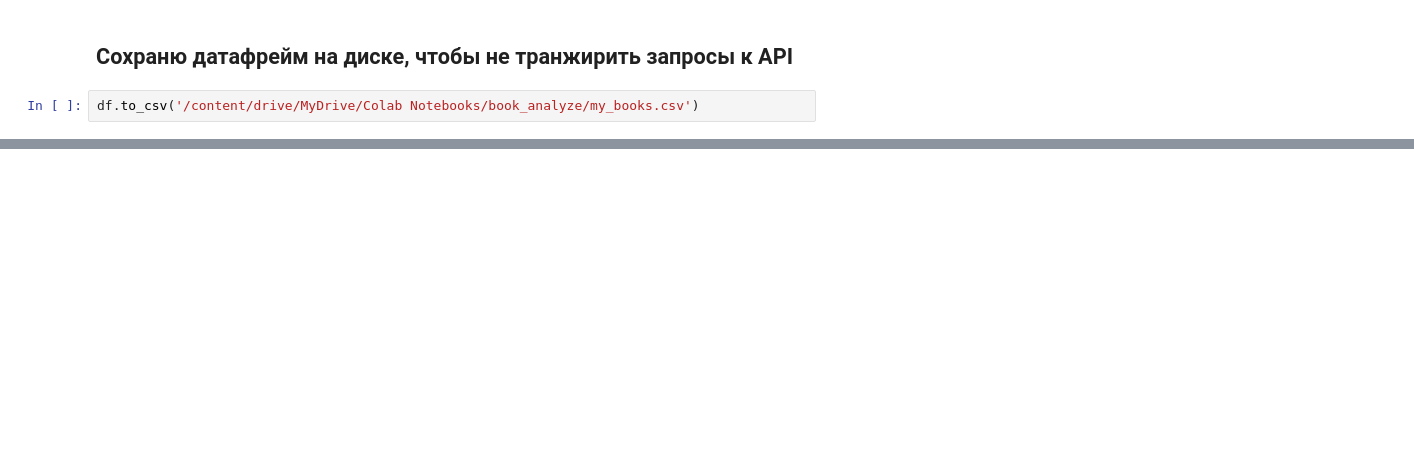
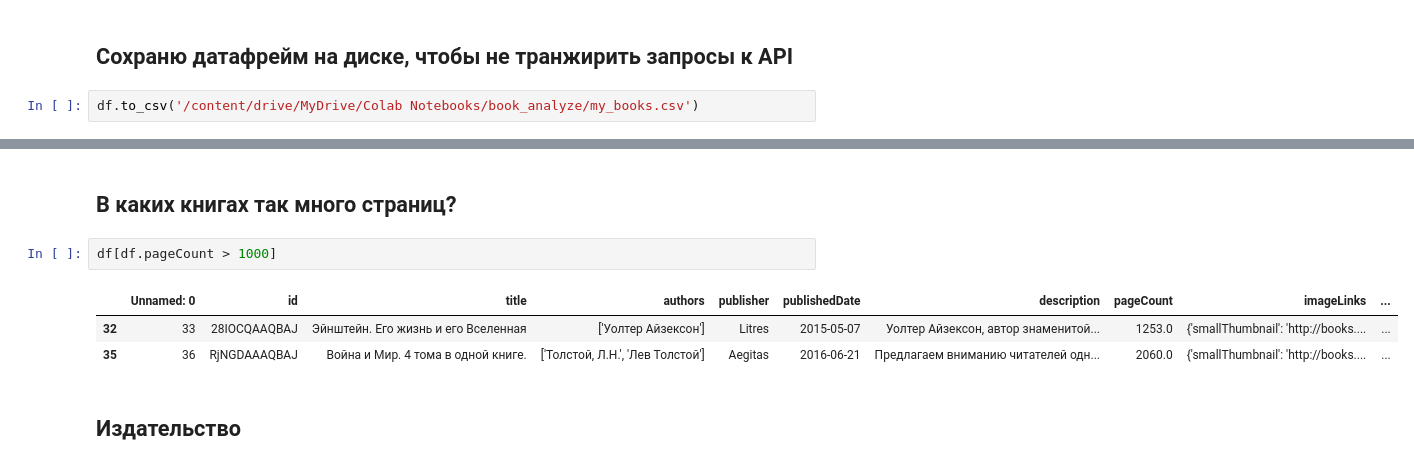
Before and after one commit to zinoviev-tech/books-analytics, a Jupyter notebook: books_analyze.ipynb, the cells around one changed output, grey strips where cells are left out. Saved outputs shown, nothing was run; the diff lists cells and outputs as text; blank space fills up the shorter version.

```diff
--- a/books_analyze.ipynb
+++ b/books_analyze.ipynb
@@ -166,0 +221,10 @@ df.to_csv('/content/drive/MyDrive/Colab Notebooks/book_analyze/my_books.csv')
+# %% [markdown]
+## В каких книгах так много страниц?
+# %%
+df[df.pageCount > 1000]
+# %% [output]
+|  | Unnamed: 0 | id | title | authors | publisher | publishedDate | description | pageCount | imageLinks | ... |
+| 32 | 33 | 28IOCQAAQBAJ | Эйнштейн. Его жизнь и его Вселенная | ['Уолтер Айзексон'] | Litres | 2015-05-07 | Уолтер Айзексон, автор знаменитой... | 1253.0 | {'smallThumbnail': 'http://books.... | ... |
+| 35 | 36 | RjNGDAAAQBAJ | Война и Мир. 4 тома в одной книге. | ['Толстой, Л.Н.', 'Лев Толстой'] | Aegitas | 2016-06-21 | Предлагаем вниманию читателей одн... | 2060.0 | {'smallThumbnail': 'http://books.... | ... |
+# %% [markdown]
+## Издательство
```
Also changed, not shown: parts of 15 cells of this notebook.
